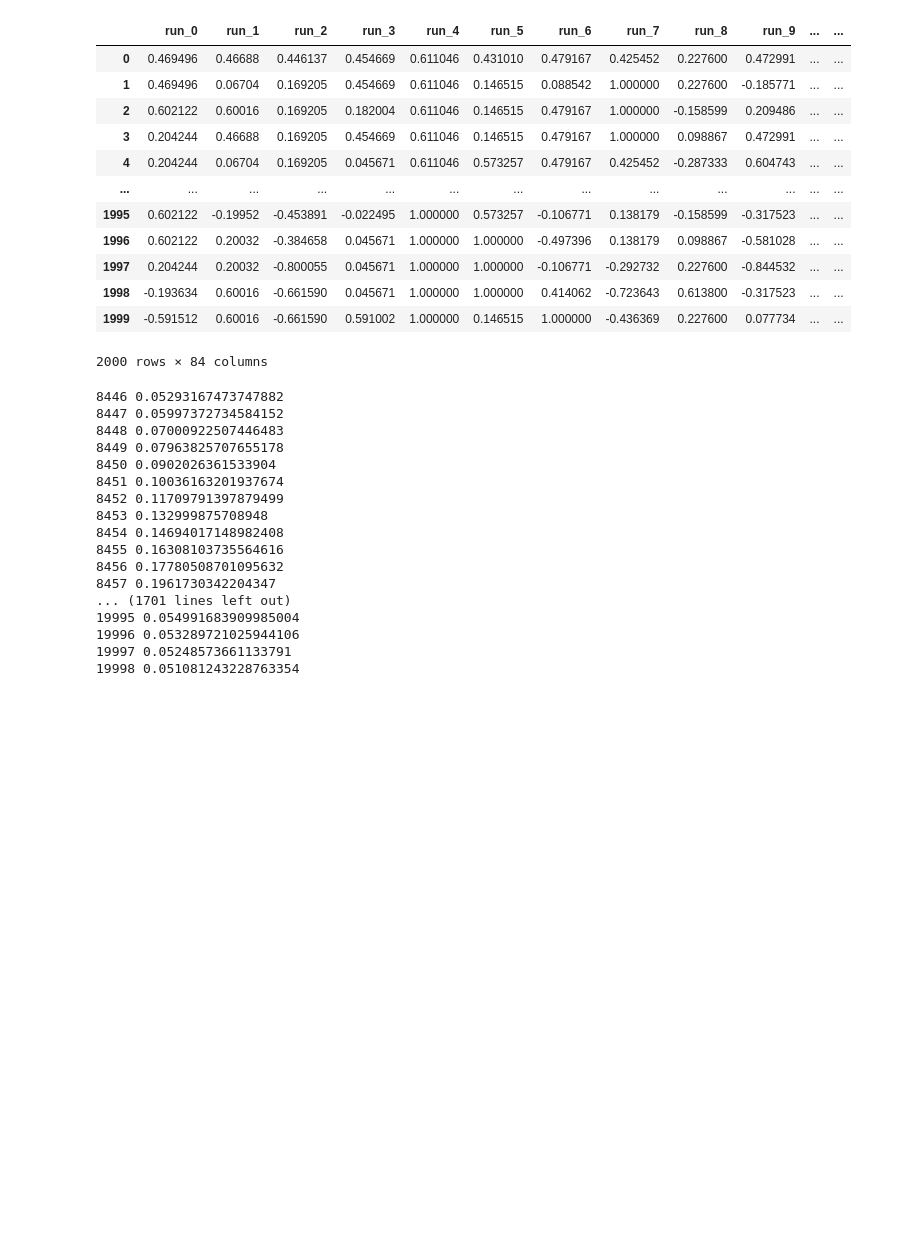
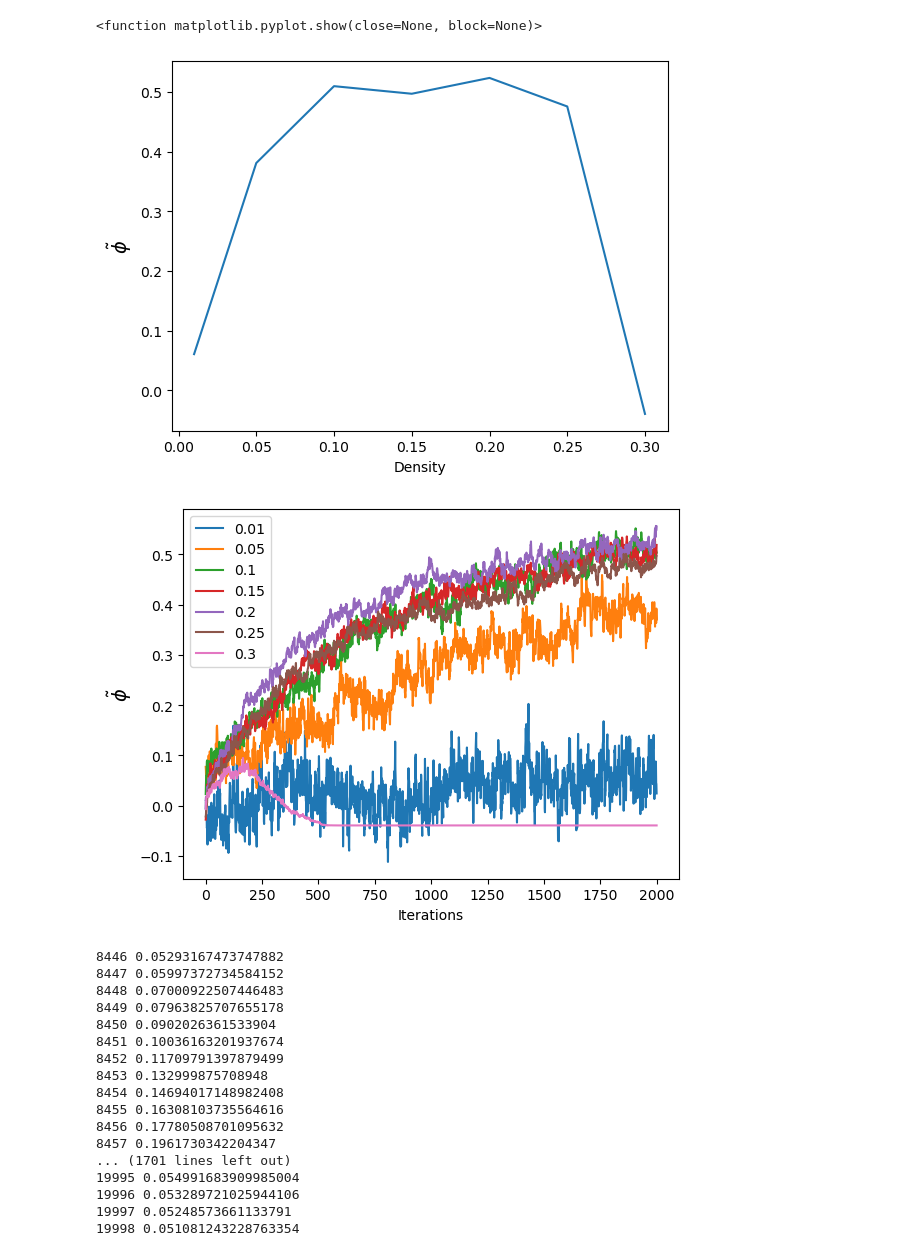
Before and after one commit to Ninavd/crowd-control, a Jupyter notebook: data_analysis.ipynb, the cells around one changed output. Saved outputs shown, nothing was run; the diff lists cells and outputs as text; code cells hidden in the pictures; blank space fills up the shorter version.

Commit message:
Data analysis plots

```diff
--- a/data_analysis.ipynb
+++ b/data_analysis.ipynb
@@ -1,39 +1,49 @@
 # %%
 import pandas as pd
 import numpy as np
+import matplotlib.pyplot as plt
+
 
 iterations = 2000
 n_runs = 10
 L = 50
 rho_values = [0.01, 0.05, 0.1, 0.15, 0.2, 0.25, 0.3]
 runs = list(range(10))
 results = []
 dfs = {}
 
 for rho_index, rho in enumerate(rho_values):
     df = pd.DataFrame(columns = [f'run_{i}' for i in runs])
     for run in runs:
         my_data = np.genfromtxt(f'./results/run_{run}_rho_{rho}_L_{L}_iters_{iterations}.csv', delimiter = ',', skip_header=1)
         my_data = my_data.T
         df[f'run_{run}'] = my_data[1]
     df['mean'] = df.mean(axis = 1)
     df['std'] = df.std(axis=1)
     dfs[rho_index] = df
 
 final_df = pd.concat(dfs.values(), axis=1)
 
-final_df
+
+mean_values = []
+for i in range(len(rho_values)):
+    mean_values.append(np.mean(dfs[i]['mean'][-100:]))
+
+plt.figure()
+plt.plot(rho_values, mean_values)
+plt.xlabel('Density')
+plt.ylabel('$\\tilde{\phi}$', fontsize=14)
+plt.show
+
+plt.figure()
+for j in range(len(rho_values)):
+    plt.plot(range(2000), dfs[j]['mean'], label = f'{rho_values[j]}')
+    plt.xlabel('Iterations')
+    plt.ylabel('$\\tilde{\phi}$', fontsize=14)
+
+plt.legend()
+plt.show
 # %% [output]
-|  | run_0 | run_1 | run_2 | run_3 | run_4 | run_5 | run_6 | run_7 | run_8 | run_9 | ... | ... |
-| 0 | 0.469496 | 0.46688 | 0.446137 | 0.454669 | 0.611046 | 0.431010 | 0.479167 | 0.425452 | 0.227600 | 0.472991 | ... | ... |
-| 1 | 0.469496 | 0.06704 | 0.169205 | 0.454669 | 0.611046 | 0.146515 | 0.088542 | 1.000000 | 0.227600 | -0.185771 | ... | ... |
-| 2 | 0.602122 | 0.60016 | 0.169205 | 0.182004 | 0.611046 | 0.146515 | 0.479167 | 1.000000 | -0.158599 | 0.209486 | ... | ... |
-| 3 | 0.204244 | 0.46688 | 0.169205 | 0.454669 | 0.611046 | 0.146515 | 0.479167 | 1.000000 | 0.098867 | 0.472991 | ... | ... |
-| 4 | 0.204244 | 0.06704 | 0.169205 | 0.045671 | 0.611046 | 0.573257 | 0.479167 | 0.425452 | -0.287333 | 0.604743 | ... | ... |
-| ... | ... | ... | ... | ... | ... | ... | ... | ... | ... | ... | ... | ... |
-| 1995 | 0.602122 | -0.19952 | -0.453891 | -0.022495 | 1.000000 | 0.573257 | -0.106771 | 0.138179 | -0.158599 | -0.317523 | ... | ... |
-| 1996 | 0.602122 | 0.20032 | -0.384658 | 0.045671 | 1.000000 | 1.000000 | -0.497396 | 0.138179 | 0.098867 | -0.581028 | ... | ... |
-| 1997 | 0.204244 | 0.20032 | -0.800055 | 0.045671 | 1.000000 | 1.000000 | -0.106771 | -0.292732 | 0.227600 | -0.844532 | ... | ... |
-| 1998 | -0.193634 | 0.60016 | -0.661590 | 0.045671 | 1.000000 | 1.000000 | 0.414062 | -0.723643 | 0.613800 | -0.317523 | ... | ... |
-| 1999 | -0.591512 | 0.60016 | -0.661590 | 0.591002 | 1.000000 | 0.146515 | 1.000000 | -0.436369 | 0.227600 | 0.077734 | ... | ... |
-2000 rows × 84 columns
+<function matplotlib.pyplot.show(close=None, block=None)>
+[figure, added]
+[figure, added]
```
Also changed, not shown: parts of 1 cell of this notebook, 21 other files.
